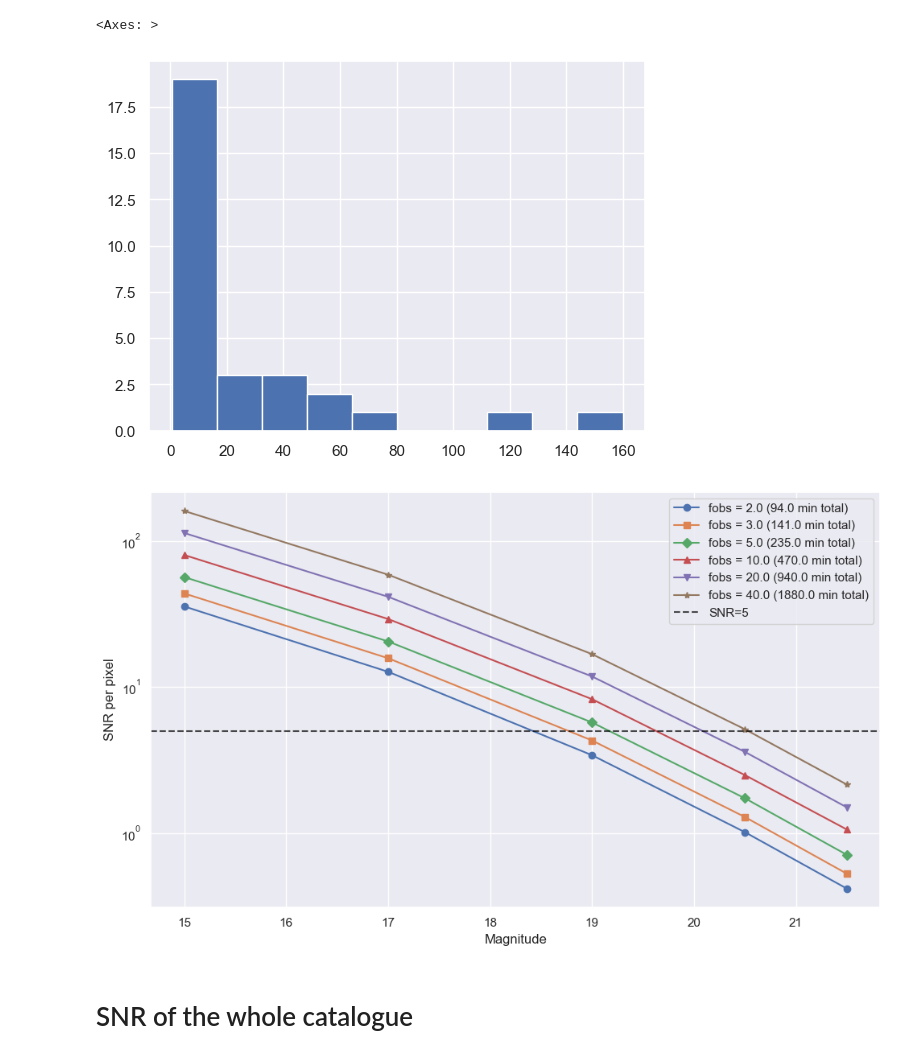
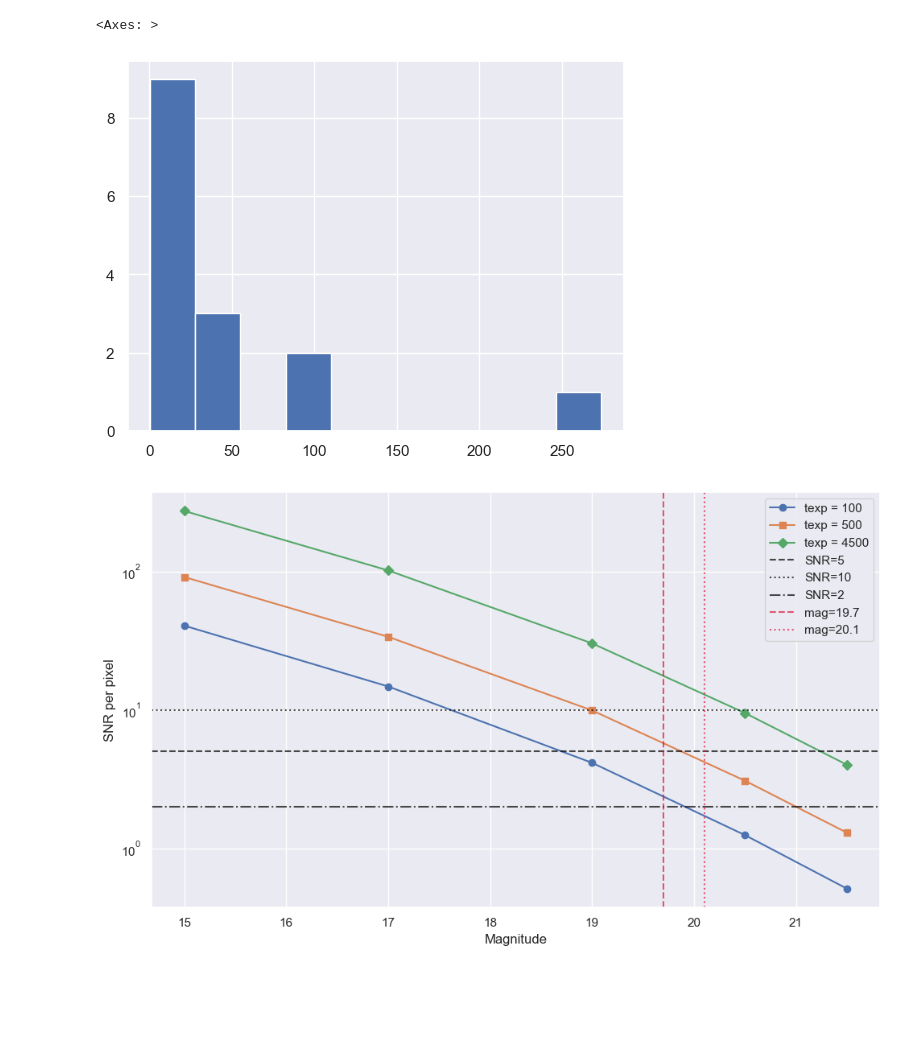
Before and after one commit to NicoGalvarino/simpaqs, a Jupyter notebook: get_SNR_bins.ipynb, the cells around one changed output. Cells and saved outputs as stored; diff of their text form; code cells hidden in the pictures; blank space fills up the shorter version.

```diff
--- a/get_SNR_bins.ipynb
+++ b/get_SNR_bins.ipynb
@@ -31,9 +172,10 @@ Table length=1
 # %%
 moon = 'gray'
-texp = 47 * u.min
+# texp = 47 * u.min
 # %%
 mags = [15.0, 17.0, 19.0, 20.5, 21.5]
-fobs = [2., 3., 5., 10., 20., 40.]
+# fobs = [2., 3., 5., 10., 20., 40.]
+texps = [100, 500, 4500]
 # %%
 def process_quasar(mag_value, t_exp, fobs, target_name='QSO_z_1_5_for_SNR', z=1.5, mag_type_str='DECAM_z_AB',
                     output_dir='./../SNR/ETC_output',
@@ -70,8 +212,12 @@ def process_quasar(mag_value, t_exp, fobs, target_name='QSO_z_1_5_for_SNR', z=1.
         # etc.set_target(SED(mag, mag_type), 'point')
     obs.set_target(SED(mag, mag_type), 'point')
 
-    texp_fobs = t_exp * fobs
-    res = obs.expose(texp_fobs)
+
+    #UPDATE
+    # texp_fobs = t_exp * fobs
+    texp = t_exp * u.min
+    nexp = max(1, int(np.ceil(t_exp / 20)))
+    res = obs.expose(texp, nexp=1)
     if np.isnan(res['target']).any():
         res['target'][np.isnan(res['target'])] = 0.
     if np.isnan(res['sky']).any():
@@ -89,8 +235,8 @@ def process_quasar(mag_value, t_exp, fobs, target_name='QSO_z_1_5_for_SNR', z=1.
 
     z_str = str(np.round(z, 4))
     mag_str = str(np.round(mag_value, 2))
-    fobs_str = str(np.round(fobs, 3))
-    model_id = f'QSO_sim_ETC_z{z_str}_mag{mag_str}_fobs{fobs_str}'
+    # fobs_str = str(np.round(fobs, 3))
+    model_id = f'QSO_sim_ETC_z{z_str}_mag{mag_str}_texp{texp.value:.1f}'
     filename = f"{model_id}_LJ1.fits"
 
     if not os.path.exists(output_dir):
@@ -106,13 +252,13 @@ def process_quasar(mag_value, t_exp, fobs, target_name='QSO_z_1_5_for_SNR', z=1.
     except (ValueError, IndexError) as e:
         print(f"\nFailed to save the joined spectrum for {target_name} (z={z}): {str(e)}")
 
-    return [filename, mag_value, texp.value, fobs, texp_fobs.value, seeing, airmass]
+    return [filename, mag_value, texp.value, fobs, texp.value, seeing, airmass]
 # %%
 etc_snr = pd.DataFrame(columns=['filename', 'mag', 'texp', 'fobs', 'texp_x_fobs'])
 
 for mag in mags:
-    for fob in fobs:
-        filename_, mag_value_, texp_, fobs_, texp_fobs_, seeing_, airmass_ = process_quasar(mag, texp, fob)
+    for texp in texps:
+        filename_, mag_value_, texp_, fobs_, texp_fobs_, seeing_, airmass_ = process_quasar(mag, texp, None)
         etc_snr.loc[etc_snr.shape[0]] = [filename_, mag_value_, texp_, fobs_, texp_fobs_]
 
 etc_snr
@@ -184,39 +329,42 @@ etc_snr
 etc_snr.mean_snr_per_pixel.hist()
 # %% [output]
 <Axes: >
-[figure, old version]
+[figure, new version]
 # %%
 plt.figure(figsize=(10, 6))
 
 markers = ['o', 's', 'D', '^', 'v', '*']
 
-for i, fob in enumerate(fobs):
+for i, texp in enumerate(texps):
 
-    data = etc_snr[etc_snr['fobs'] == fob]
+    data = etc_snr[etc_snr['texp'] == texp]
 
     plt.plot(data['mag'], data['mean_snr_per_pixel'], marker=markers[i],
-             label=f'fobs = {fob} ({fob * texp.value} min total)'
+             label=f'texp = {texp}'
              )
 
     for snr in data['mean_snr_per_pixel']:
         if snr < 0.0:
             print(snr)
 
 plt.axhline(y=5, color='black', linestyle='--', alpha=0.7, label='SNR=5')
+plt.axhline(y=10, color='black', linestyle=':', alpha=0.7, label='SNR=10')
+plt.axhline(y=2, color='black', linestyle='-.', alpha=0.7, label='SNR=2')
+
+plt.axvline(x=19.7, color='crimson', linestyle='--', alpha=0.7, label='mag=19.7')
+plt.axvline(x=20.1, color='crimson', linestyle=':', alpha=0.7, label='mag=20.1')
 
 plt.yscale('log')
 
 plt.xlabel('Magnitude', fontsize=12)
 plt.ylabel('SNR per pixel', fontsize=12)
 
 plt.legend(loc='upper right')
 
 plt.tight_layout()
 
 # plt.savefig('./../SNR/SNR_vs_fobs_mag.png', dpi=400)
 
 plt.show()
 # %% [output]
-[figure, old version]
+[figure, new version]
-# %% [markdown]
-# SNR of the whole catalogue
```
Also changed, not shown: parts of 78 cells of this notebook, 9 other files.
